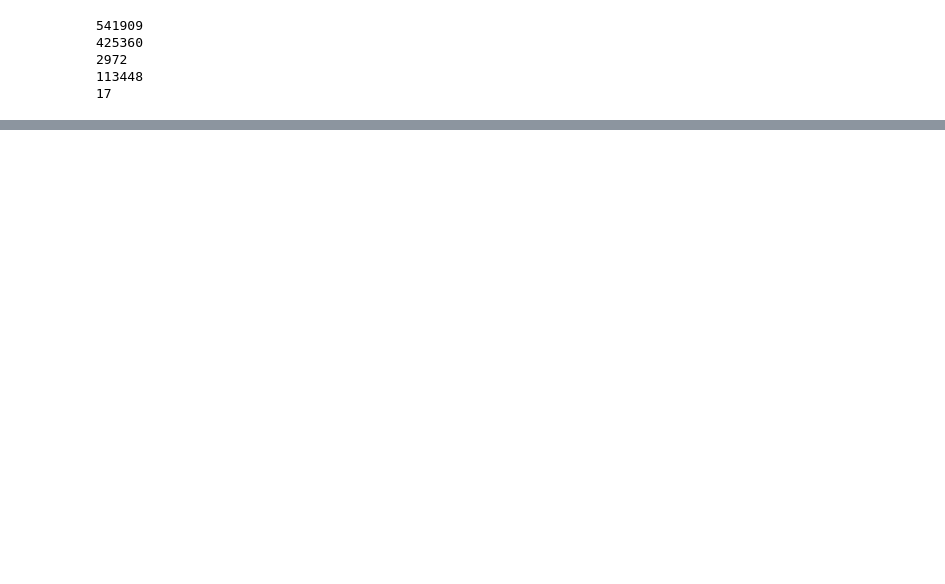
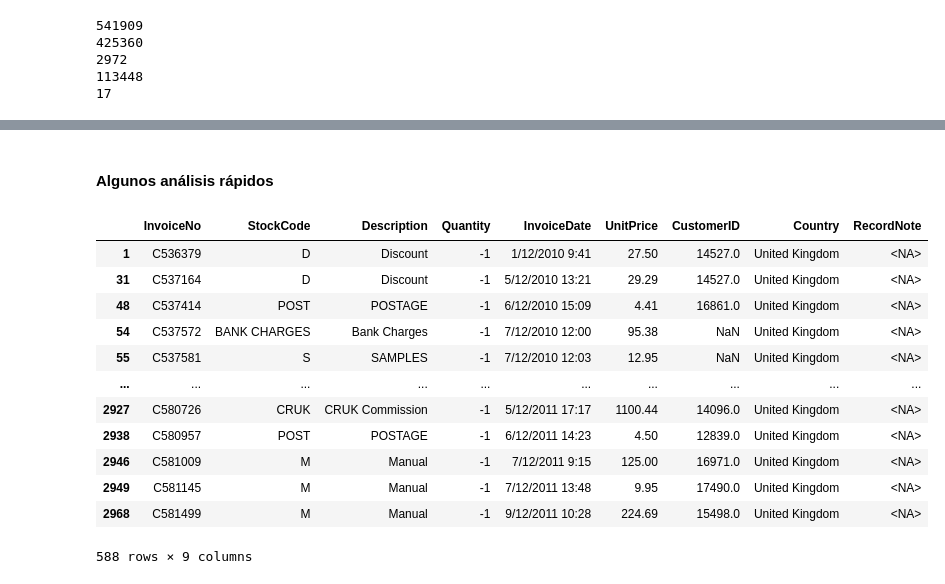
Before and after one commit to Vialesoft/Vialesoft_Devlab, a Jupyter notebook: Mini_Proyectos/ETL_Retail/Python ETL/main.ipynb, the cells around one changed output, grey strips where cells are left out. Cells and saved outputs as stored; diff of their text form; code cells hidden in the pictures; blank space fills up the shorter version.

```diff
--- a/Mini_Proyectos/ETL_Retail/Python ETL/main.ipynb
+++ b/Mini_Proyectos/ETL_Retail/Python ETL/main.ipynb
@@ -434,0 +644,3 @@ df_Final = pd.concat(df_tmp.merge(codigos_con_variantes, left_on="StockCode", ri
+# %%
+# Creo la nueva columna de notas
+df_codigos_no_numericos_single["RecordNote"] = pd.Series(dtype="string")
@@ -434,0 +664,19 @@ df_Final = pd.concat(df_tmp.merge(codigos_con_variantes, left_on="StockCode", ri
+# %% [markdown]
+#### Algunos análisis rápidos
+# %%
+# Filas con cantidades negativas
+df_codigos_no_numericos_single[df_codigos_no_numericos_single["Quantity"] < 0]
+# %% [output]
+|  | InvoiceNo | StockCode | Description | Quantity | InvoiceDate | UnitPrice | CustomerID | Country | RecordNote |
+| 1 | C536379 | D | Discount | -1 | 1/12/2010 9:41 | 27.50 | 14527.0 | United Kingdom | <NA> |
+| 31 | C537164 | D | Discount | -1 | 5/12/2010 13:21 | 29.29 | 14527.0 | United Kingdom | <NA> |
+| 48 | C537414 | POST | POSTAGE | -1 | 6/12/2010 15:09 | 4.41 | 16861.0 | United Kingdom | <NA> |
+| 54 | C537572 | BANK CHARGES | Bank Charges | -1 | 7/12/2010 12:00 | 95.38 | NaN | United Kingdom | <NA> |
+| 55 | C537581 | S | SAMPLES | -1 | 7/12/2010 12:03 | 12.95 | NaN | United Kingdom | <NA> |
+| ... | ... | ... | ... | ... | ... | ... | ... | ... | ... |
+| 2927 | C580726 | CRUK | CRUK Commission | -1 | 5/12/2011 17:17 | 1100.44 | 14096.0 | United Kingdom | <NA> |
+| 2938 | C580957 | POST | POSTAGE | -1 | 6/12/2011 14:23 | 4.50 | 12839.0 | United Kingdom | <NA> |
+| 2946 | C581009 | M | Manual | -1 | 7/12/2011 9:15 | 125.00 | 16971.0 | United Kingdom | <NA> |
+| 2949 | C581145 | M | Manual | -1 | 7/12/2011 13:48 | 9.95 | 17490.0 | United Kingdom | <NA> |
+| 2968 | C581499 | M | Manual | -1 | 9/12/2011 10:28 | 224.69 | 15498.0 | United Kingdom | <NA> |
+588 rows × 9 columns
```
Also changed, not shown: parts of 110 cells of this notebook.
